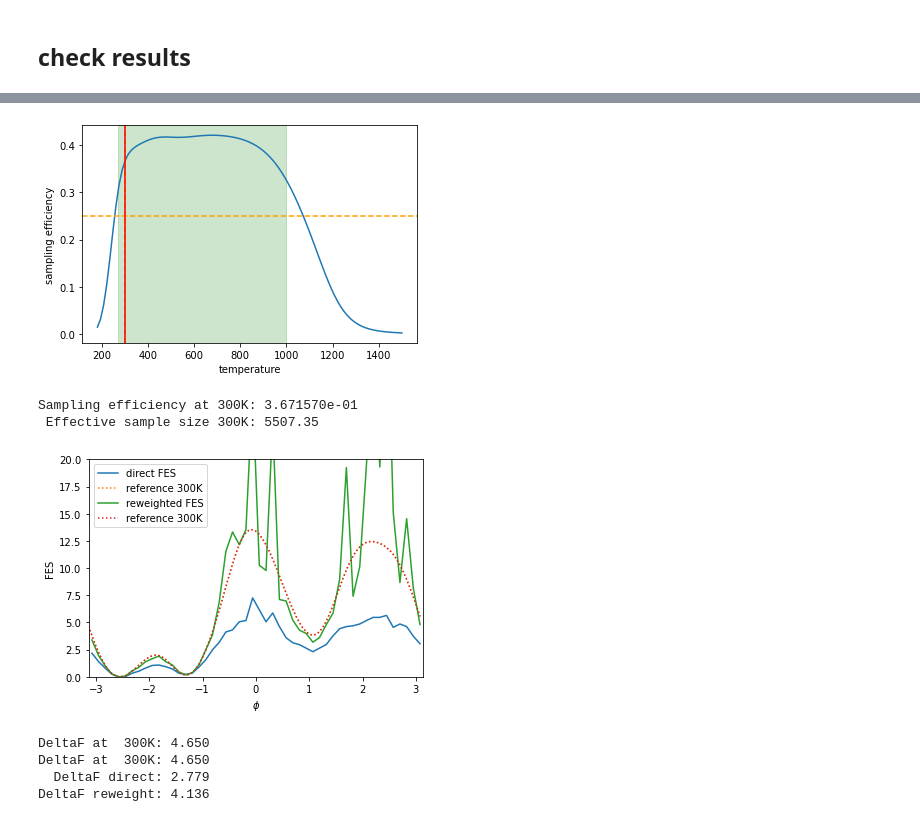
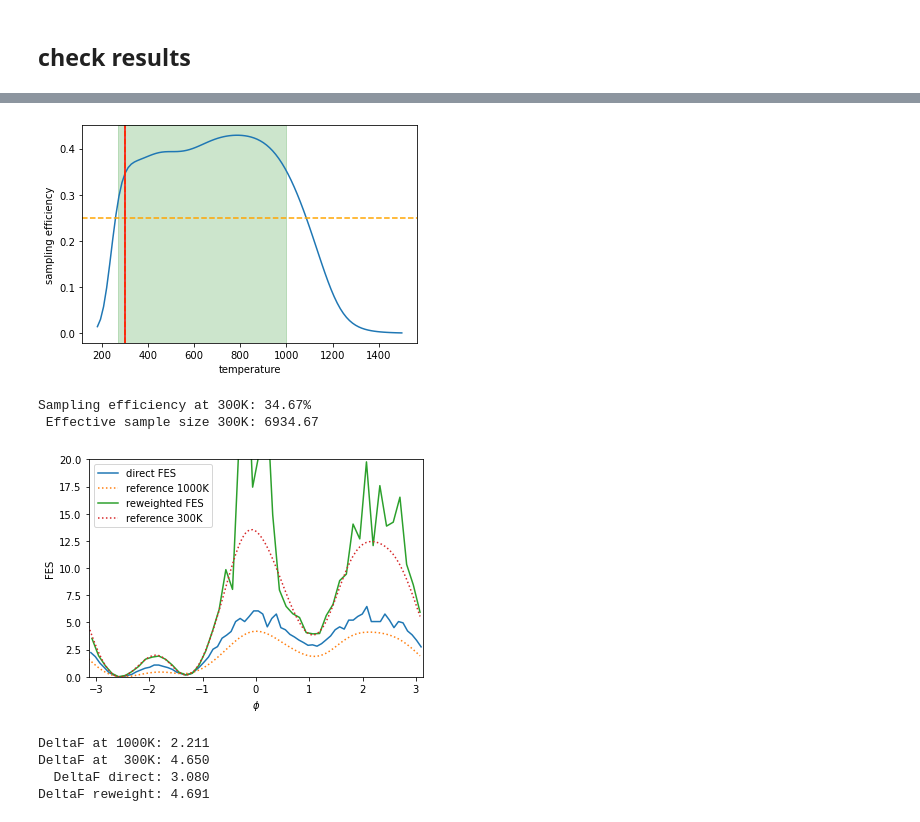
Before and after one commit to invemichele/learned-replica-exchange, a Jupyter notebook: ala2/OPES-ala2.ipynb, the cells around one changed output, grey strips where cells are left out. Cells and saved outputs as stored; diff of their text form; code cells hidden in the pictures.

```diff
--- a/ala2/OPES-ala2.ipynb
+++ b/ala2/OPES-ala2.ipynb
@@ -101,7 +101,7 @@ def plot_phi_FES(phi, w=None, n_bins='auto', T_high=Tmax, T_low=Tmin, ymax=20):
     DeltaF_T_high = None
     DeltaF_T_low = None
     try:
-        ref_file = f'FESreference/FES-{prior_name}-T{T_high}.dat'
+        ref_file = f'../FESreference/FES-{system_name}-T{T_high}.dat'
         phi_ref, fes_ref = np.loadtxt(ref_file, usecols=(0,1), unpack=True)
         fes_ref /= (kB*T_high)
         plt.plot(phi_ref, fes_ref, label=f"reference {T_high}K", linestyle='dotted')
@@ -116,7 +116,7 @@ def plot_phi_FES(phi, w=None, n_bins='auto', T_high=Tmax, T_low=Tmin, ymax=20):
         fes_estimate = -np.log(np.where(hist!=0,hist/hist.max(),np.nan))
         plt.plot(edges[:-1]+(edges[1]-edges[0])/2, fes_estimate, label="reweighted FES")
         try:
-            ref_file = f'FESreference/FES-{target_name}-T{T_low}.dat'
+            ref_file = f'../FESreference/FES-{system_name}-T{T_low}.dat'
             phi_ref, fes_ref = np.loadtxt(ref_file, usecols=(0,1), unpack=True)
             fes_ref /= (kB*T_low)
             plt.plot(phi_ref, fes_ref, label=f"reference {T_low}K", linestyle='dotted')
@@ -341,35 +341,35 @@ DeltaF reweight: 4.047
 # %%
-transient = 5_000
+transient = 0# 5_000
 myT = 300
 myphi = phi[transient:]
 mybias = bias[transient:]
 myener = ener[transient:]
 
 def sampling_efficiency(logw):
     return np.exp(2*np.logaddexp.reduce(logw)-np.logaddexp.reduce(2*logw))/len(logw)
 
 temp_range = np.linspace(Tmin/1.5, Tmax*1.5, 100)
 SEs = np.array([ sampling_efficiency(beta*((1-temp/t)*myener+mybias)) for t in temp_range])
 plt.plot(temp_range, SEs)
 plt.axhline(1/len(temperatures), ls='--', c='orange')
 plt.axvspan(Tmin, Tmax, color='green', alpha=0.2)
 plt.axvline(x=temp, ls='--', c='orange')
 plt.axvline(x=myT, c='red')
 plt.xlabel("temperature")
 plt.ylabel("sampling efficiency")
 plt.show()
 
 logw = beta * ((1 - temp / myT) * myener + mybias)
-print(f'Sampling efficiency at {myT}K: {sampling_efficiency(logw):e}')
+print(f'Sampling efficiency at {myT}K: {sampling_efficiency(logw):.2%}')
 print(f' Effective sample size {myT}K: {sampling_efficiency(logw)*len(logw):g}')
 
-plot_FES(myphi, w=np.exp(logw), n_bins=50, temp=temp, rew_temp=myT)
+plot_phi_FES(myphi, w=np.exp(logw), T_low=myT)
 # %% [output]
-[figure, old version]
+[figure, new version]
-Sampling efficiency at 300K: 3.671570e-01
- Effective sample size 300K: 5507.35
+Sampling efficiency at 300K: 34.67%
+ Effective sample size 300K: 6934.67
-[figure, old version]
+[figure, new version]
+DeltaF at 1000K: 2.211
 DeltaF at  300K: 4.650
-DeltaF at  300K: 4.650
-  DeltaF direct: 2.779
-DeltaF reweight: 4.136
+  DeltaF direct: 3.080
+DeltaF reweight: 4.691
```
Also changed, not shown: parts of 5 cells of this notebook, 30 other files.
